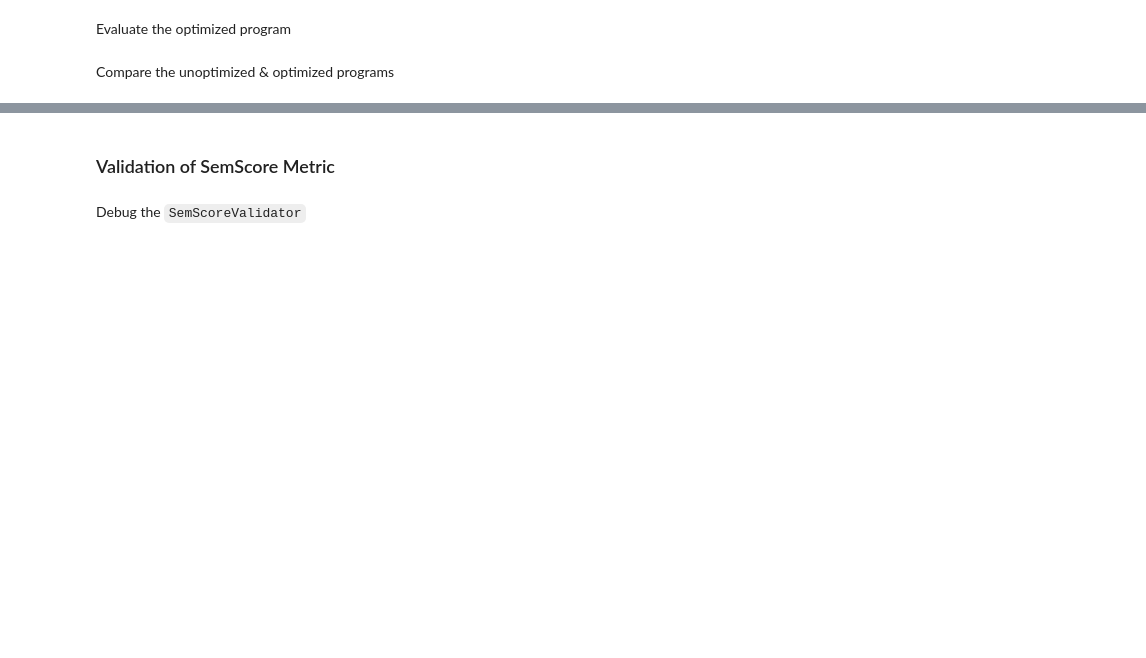
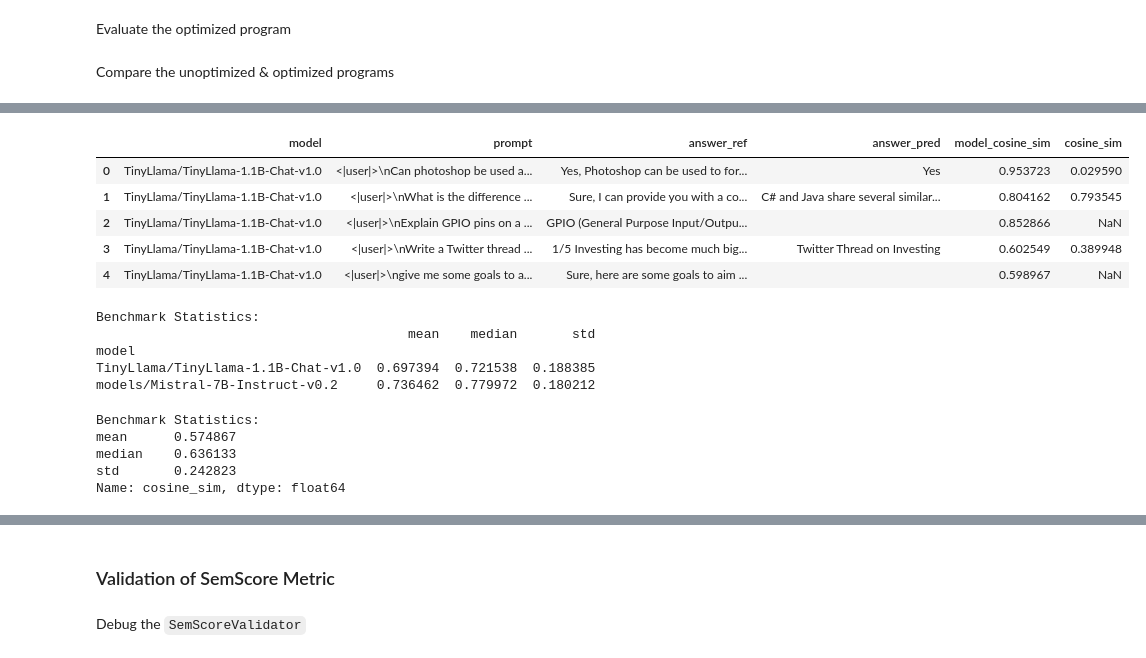
Before and after one commit to Austin-Routt/semscore-dspy, a Jupyter notebook: example.ipynb, the cells around one changed output, grey strips where cells are left out. Cells and saved outputs as stored; diff of their text form; code cells hidden in the pictures; blank space fills up the shorter version.

```diff
--- a/example.ipynb
+++ b/example.ipynb
@@ -357,0 +209,40 @@ avg_score, full_results, all_scores = evaluate(
+# %%
+# Import necessary libraries
+import outlines
+import torch
+from transformers import AutoModelForCausalLM, AutoTokenizer, BitsAndBytesConfig
+
+
+#model_path = r'C:\Users\polym\.cache\huggingface\hub\models--microsoft--Phi-3.5-mini-instruct\snapshots\af0dfb8029e8a74545d0736d30cb6b58d2f0f3f0'
+model_path = r'C:\Users\polym\.cache\huggingface\hub\models--TinyLlama--TinyLlama-1.1B-Chat-v1.0\snapshots\fe8a4ea1ffedaf415f4da2f062534de366a451e6'
+
+# Define quantization configuration
+quantization_config = BitsAndBytesConfig(
+    load_in_4bit=True,
+    bnb_4bit_use_double_quant=True,
+    bnb_4bit_compute_dtype=torch.float16
+)
+
+# Initialize the model using outlines.models.transformers with model_kwargs
+model = outlines.models.transformers(
+    model_name=model_path,  # Use the model name instead of local path
+    device="cuda",  # Specify the device
+    model_kwargs={   # Pass quantization config through model_kwargs
+        "quantization_config": quantization_config,
+        "torch_dtype": torch.float16,
+        "device_map": "cuda"
+    },
+    tokenizer_kwargs={"use_fast": True}  # Optional tokenizer configurations
+)
+
+# Define the prompt
+prompt = """You are a sentiment-labelling assistant.
+Is the following review positive or negative?
+
+Review: This restaurant is just awesome!
+"""
+
+# Create a choice generator
+generator = outlines.generate.choice(model, ["Positive", "Negative"])
+answer = generator(prompt)
+print(f"Sentiment: {answer}")
@@ -357,0 +353,31 @@ avg_score, full_results, all_scores = evaluate(
+# %%
+results_df.head()
+# %% [output]
+|  | model | prompt | answer_ref | answer_pred | model_cosine_sim | cosine_sim |
+| 0 | TinyLlama/TinyLlama-1.1B-Chat-v1.0 | <|user|>\nCan photoshop be used a... | Yes, Photoshop can be used to for... | Yes | 0.953723 | 0.029590 |
+| 1 | TinyLlama/TinyLlama-1.1B-Chat-v1.0 | <|user|>\nWhat is the difference ... | Sure, I can provide you with a co... | C# and Java share several similar... | 0.804162 | 0.793545 |
+| 2 | TinyLlama/TinyLlama-1.1B-Chat-v1.0 | <|user|>\nExplain GPIO pins on a ... | GPIO (General Purpose Input/Outpu... |  | 0.852866 | NaN |
+| 3 | TinyLlama/TinyLlama-1.1B-Chat-v1.0 | <|user|>\nWrite a Twitter thread ... | 1/5 Investing has become much big... | Twitter Thread on Investing | 0.602549 | 0.389948 |
+| 4 | TinyLlama/TinyLlama-1.1B-Chat-v1.0 | <|user|>\ngive me some goals to a... | Sure, here are some goals to aim ... |  | 0.598967 | NaN |
+# %%
+# Compute statistics
+stats = results_df.groupby("model")["model_cosine_sim"].agg(["mean", "median", "std"])
+print("Benchmark Statistics:")
+print(stats)
+# %% [output]
+Benchmark Statistics:
+                                        mean    median       std
+model
+TinyLlama/TinyLlama-1.1B-Chat-v1.0  0.697394  0.721538  0.188385
+models/Mistral-7B-Instruct-v0.2     0.736462  0.779972  0.180212
+# %%
+# Compute statistics
+stats2 = results_df["cosine_sim"].agg(["mean", "median", "std"])
+print("Benchmark Statistics:")
+print(stats2)
+# %% [output]
+Benchmark Statistics:
+mean      0.574867
+median    0.636133
+std       0.242823
+Name: cosine_sim, dtype: float64
```
Also changed, not shown: parts of 9 cells of this notebook, 2 other files.
